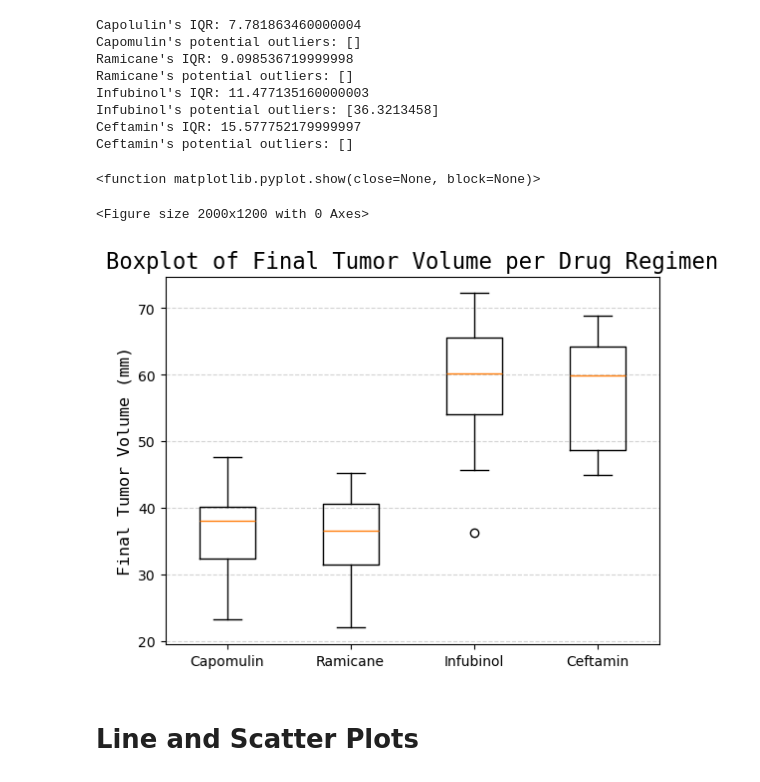
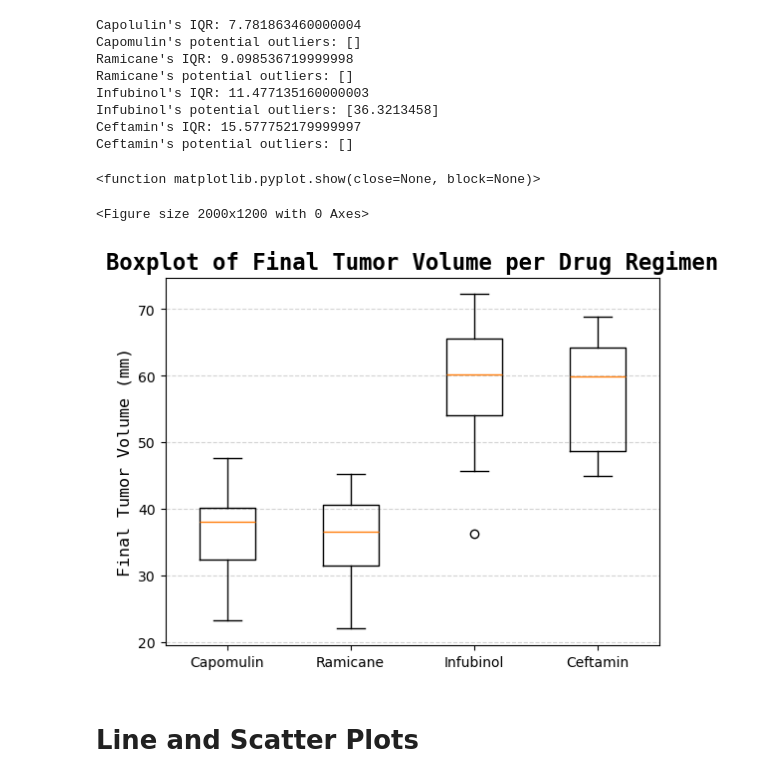
Before and after one commit to martabaker/ds_module_5_data_viz, a Jupyter notebook: Starter Code/Pymaceuticals/Pymaceuticals Inc..ipynb, the cells around one changed output. Cells and saved outputs as stored; diff of their text form; code cells hidden in the pictures.

```diff
--- a/Starter Code/Pymaceuticals/Pymaceuticals Inc..ipynb
+++ b/Starter Code/Pymaceuticals/Pymaceuticals Inc..ipynb
@@ -312,28 +313,28 @@ Ceftamin's potential outliers: []
 # %%
 # Box plot that shows the distribution of the tumor volume for each treatment group using Matplotlib
 # Created a dictionary and then used it to create subplots with help from Diziet Asahi on https://stackoverflow.com/a/52274064/23471668
 dict = {"Capomulin": cap, "Ramicane": ram, "Infubinol": inf, "Ceftamin": cef}
 
 # Step 2: Create the Canvas
 plt.figure(figsize=(20,12))
 
 # Step 3: Create a basic plot
 fig, ax = plt.subplots()
 ax.boxplot(dict.values())
 
 # Step 4: Customize
 plt.ylabel("Final Tumor Volume (mm)", fontsize=12, fontfamily="monospace")
-plt.title("Boxplot of Final Tumor Volume per Drug Regimen", fontsize=16, fontfamily="monospace")
+plt.title("Boxplot of Final Tumor Volume per Drug Regimen", fontsize=16, fontfamily="monospace", fontweight="bold")
 
 plt.grid(color="lightgray", axis="y", linestyle="--")
 plt.xticks([1, 2, 3, 4], ["Capomulin", "Ramicane", "Infubinol", "Ceftamin"])
 
 
 # Step 5: Show and Save
 plt.show
 # %% [output]
 <function matplotlib.pyplot.show(close=None, block=None)>
 <Figure size 2000x1200 with 0 Axes>
-[figure, old version]
+[figure, new version]
 # %% [markdown]
 # Line and Scatter Plots
```
Also changed, not shown: parts of 6 cells of this notebook.
